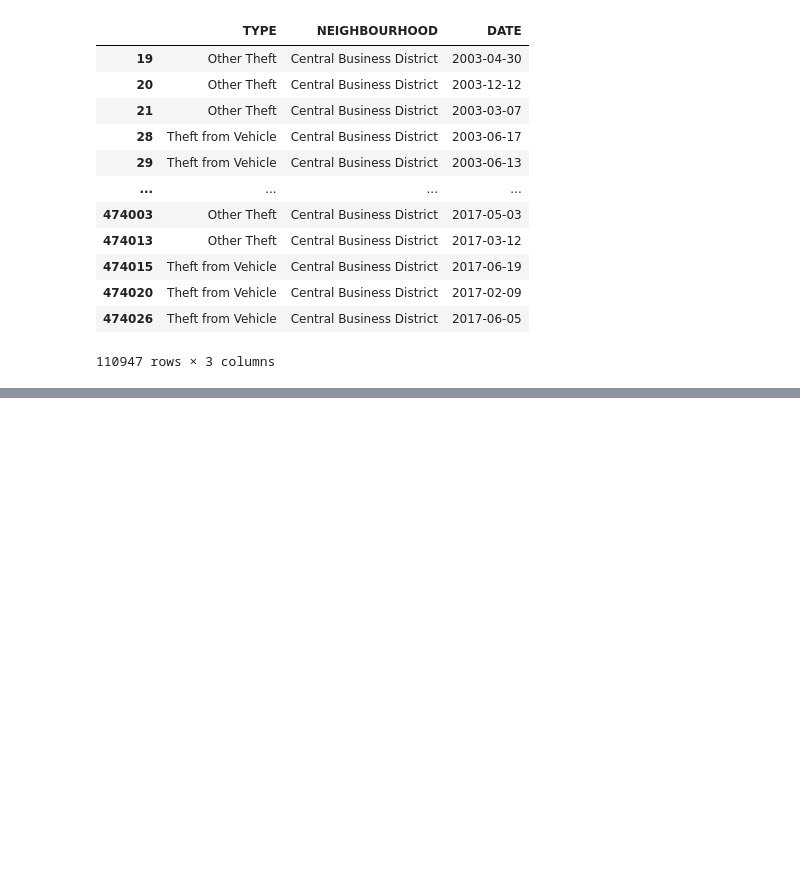
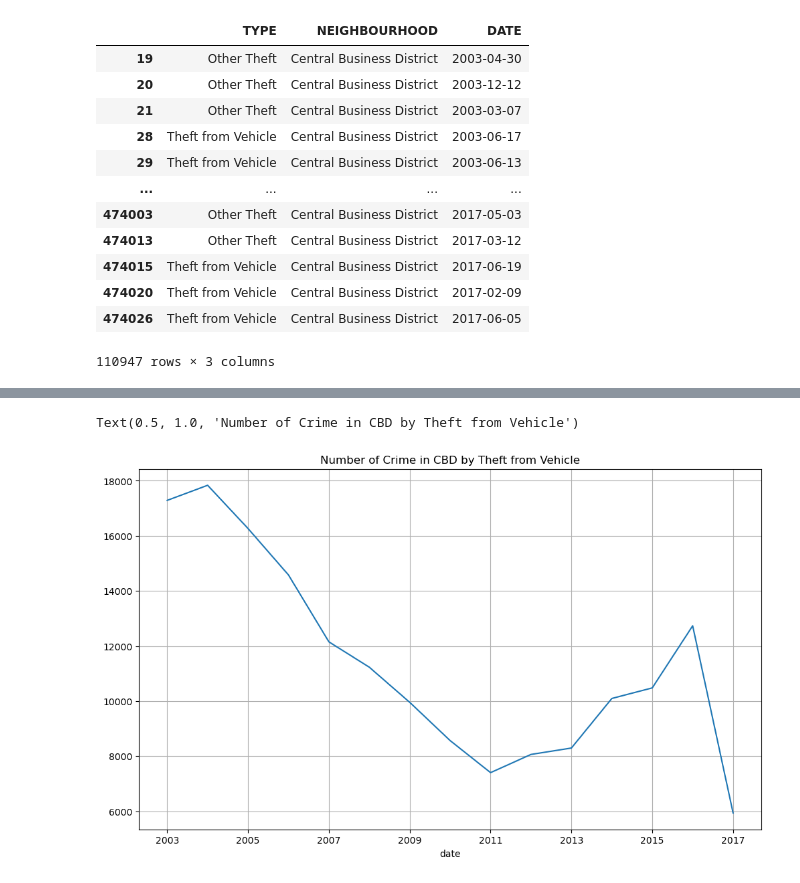
Before and after one commit to khairul190/Crime-analysis, a Jupyter notebook: data_crime.ipynb, the cells around one changed output, grey strips where cells are left out. Cells and saved outputs as stored; diff of their text form; code cells hidden in the pictures; blank space fills up the shorter version.

```diff
--- a/data_crime.ipynb
+++ b/data_crime.ipynb
@@ -146,0 +149,3 @@ Text(0.5, 1.0, 'Number of Crime in CBD')
+# %%
+crime_in_CBD_vehicle = data_crime2[data_crime2['TYPE'].str.contains("Theft from Vehicle")]
+crime_in_CBD_vehicle
@@ -146,0 +166,7 @@ Text(0.5, 1.0, 'Number of Crime in CBD')
+# %%
+CBDV = crime_in_CBD_vehicle.groupby(pd.to_datetime(crime_in_CBD_vehicle['DATE']).dt.strftime('%Y'), sort=False)['DATE'].size().plot(grid=True,figsize=(12,7))
+CBDV.set_xlabel('date')
+CBDV.set_title('Number of Crime in CBD by Theft from Vehicle')
+# %% [output]
+Text(0.5, 1.0, 'Number of Crime in CBD by Theft from Vehicle')
+[figure, added]
```
Also changed, not shown: parts of 6 cells of this notebook.
